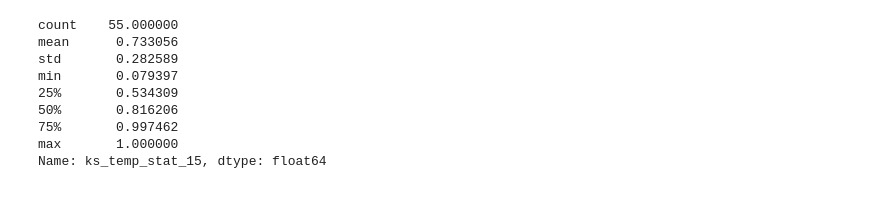
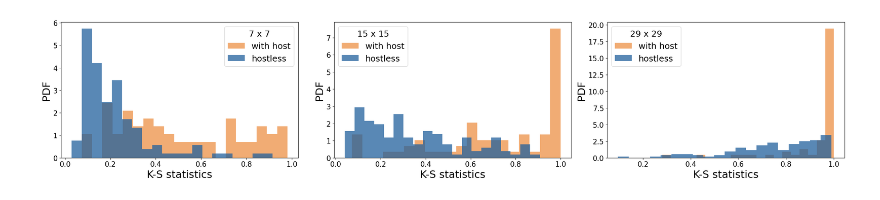
Before and after one commit to emilleishida/crp7_hostless, a Jupyter notebook: notebooks/check_power_spectrum.ipynb, the cells around one changed output. Cells and saved outputs as stored; diff of their text form; code cells hidden in the pictures.

Commit message:
update powerspectrum plot

```diff
--- a/notebooks/check_power_spectrum.ipynb
+++ b/notebooks/check_power_spectrum.ipynb
@@ -187,21 +112,21 @@ np.unique(data_done['name']).shape
 # %%
-for i in range(len(wanted_names)):
+for i in range(len(sso_names)):
 
-    fname_ks = res_directory + wanted_names[i] + '_kstest.csv'
-    objid = wanted_names[i]
+    fname_ks = res_directory + sso_names[i] + '_kstest.csv'
+    objid = sso_names[i]
 
     if objid not in done_ids and os.path.isfile(fname_ks):
 
         data_ks = pd.read_csv(fname_ks)
 
-        name_ad = res_directory + wanted_names[i] + '_anderson-darling.csv'
+        name_ad = res_directory + sso_names[i] + '_anderson-darling.csv'
         if os.path.isfile(name_ad):
             data_ad = pd.read_csv(name_ad)
         else:
             data_ad = pd.DataFrame(np.full(data_ks.shape, -99), columns=data_ks.keys())
 
         op = open(fname_use, 'a')
-        ans = 'wanted'
+        ans = 'SSO'
         op.write(objid + ',' + ans + ',')
         for i in range(data_ks.shape[0]):
             op.write(str(data_ks.values[i][2]) + ',')
@@ -215,9 +140,6 @@ for i in range(len(wanted_names)):
         op.close()
 
         done_ids.append(objid)
-
-    elif not os.path.isfile(fname_ks):
-        fail.append(fname_ks)
 # %%
 data_done = pd.read_csv(fname_use)
 data_done.shape
@@ -272,12 +226,33 @@ ks_temp_stat_29
-# %%
-out['ks_temp_stat_15'].describe()
-# %% [output]
-count    55.000000
-mean      0.733056
-std       0.282589
-min       0.079397
-25%       0.534309
-50%       0.816206
-75%       0.997462
-max       1.000000
-Name: ks_temp_stat_15, dtype: float64
+# %%
+colors={"orange":"#ED9145","dark_brown":"473832","beige":"E2D3C1","rose":"BC7E74",
+        "dark_blue":"#21609D","light_blue":"5C92C1","dark_gray":"4D5966",
+        "black":"27242A","light_gray":"8999A1","golden_brown":"87581D"}
+
+colors_use = [colors['orange'], colors['dark_blue']]
+
+nbins = 20
+stamp = 'temp'
+
+sizes = ['7','15', '29']
+
+plt.figure(figsize=(24,5))
+
+for i in range(3):
+
+    plt.subplot(1,3,i+1)
+    plt.hist(out['ks_' + stamp +'_stat_' + sizes[i]], label='with host',
+             density=True, alpha=0.75, bins=nbins, color=colors['orange'])
+    plt.hist(list(wanted['ks_' + stamp +'_stat_' + sizes[i]]),
+             label='hostless',
+             density=True, alpha=0.75, bins=nbins, color=colors['dark_blue'])
+    plt.xlabel('K-S statistics', fontsize=22)
+    plt.ylabel('PDF', fontsize=22)
+    plt.xticks(fontsize=15)
+    plt.yticks(fontsize=15)
+    #plt.xscale('log')
+    plt.legend(fontsize=18, title=sizes[i] + ' x ' + sizes[i], title_fontsize=18)
+
+plt.tight_layout()
+plt.savefig('KS_statistics.pdf')
+# %% [output]
+[figure, added]
```
Also changed, not shown: parts of 44 cells of this notebook.
